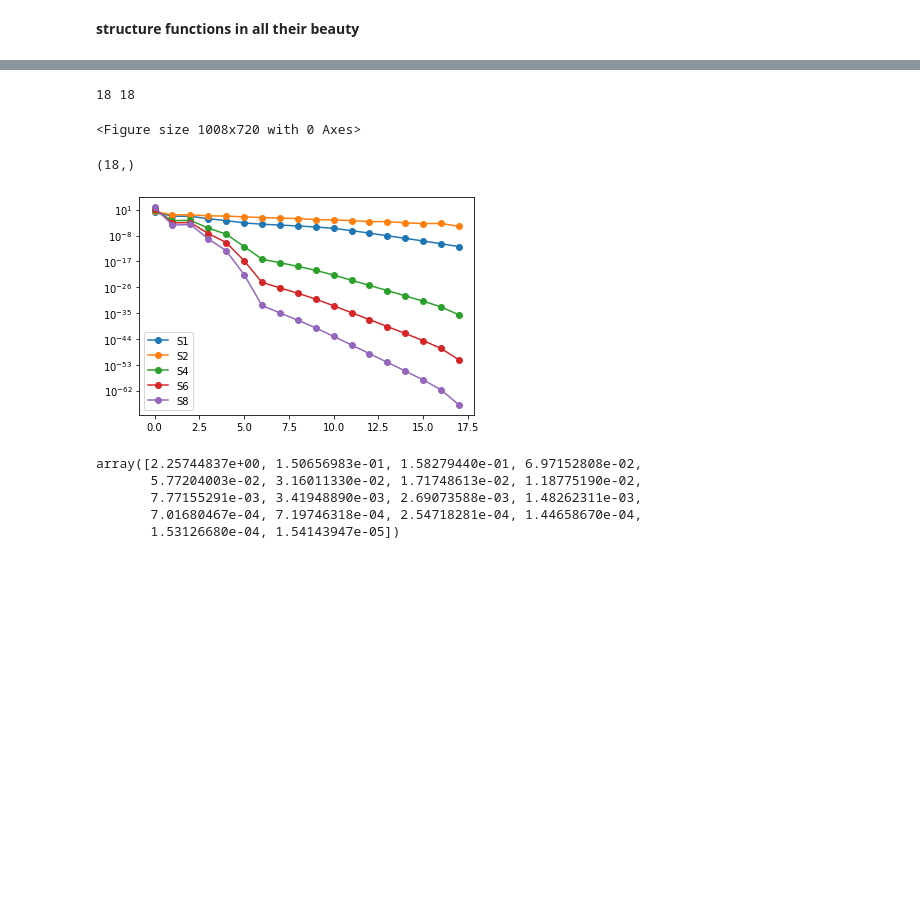
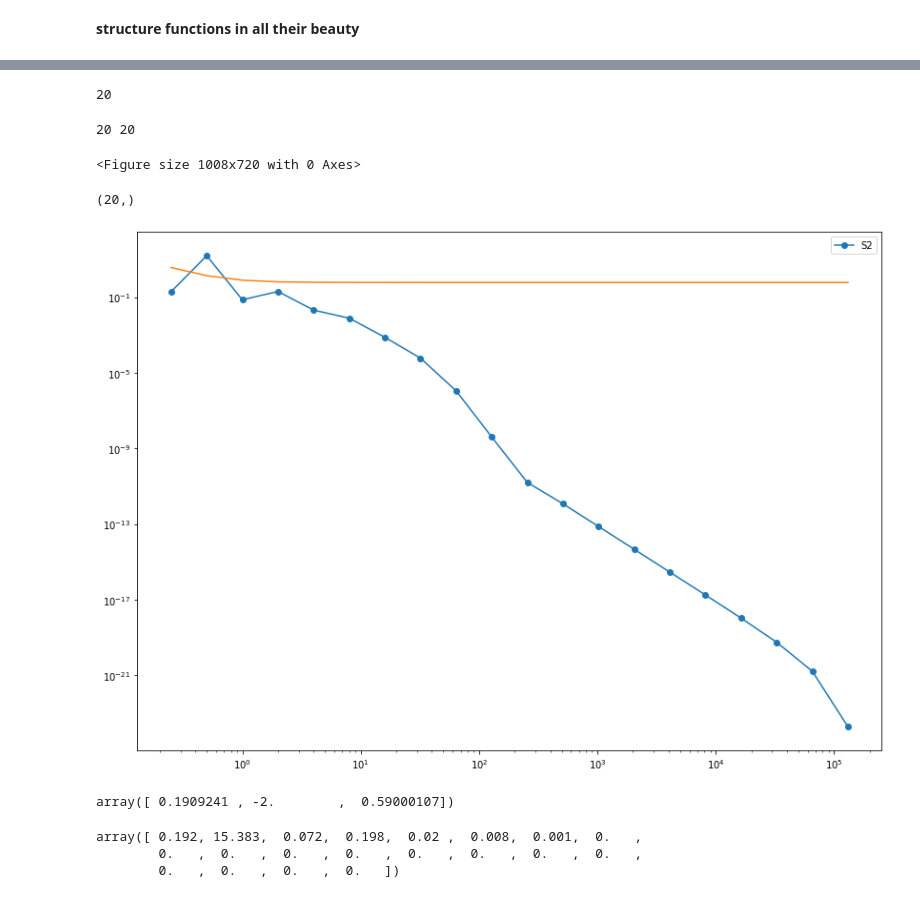
Before and after one commit to raudh1/ShellModels_old, a Jupyter notebook: shell_model_prove.ipynb, the cells around one changed output, grey strips where cells are left out. Saved outputs shown, nothing was run; the diff lists cells and outputs as text; code cells hidden in the pictures; blank space fills up the shorter version.

```diff
--- a/shell_model_prove.ipynb
+++ b/shell_model_prove.ipynb
@@ -141,46 +169,65 @@ print(scale)
+# %%
+print(len(np.mean(np.abs(Uf[2:-2].T),axis=0)))
+# %% [output]
+20
 # %%
 plt.figure(figsize=(14,10))
-Uf=np.abs(Uf)
-S1=np.mean(((Uf)[2:-2]),1)
-S3=np.mean((Uf)[2:-2]**2,1)
-S3=np.mean((Uf)[2:-2]**3,1)
-S4=np.mean((Uf)[2:-2]**4,1)
-S5=np.mean((Uf)[2:-2]**5,1)
-S6=np.mean((Uf)[2:-2]**6,1)
-S7=np.mean((Uf)[2:-2]**7,1)
-S8=np.mean((Uf)[2:-2]**8,1)
-S9=np.mean((Uf)[2:-2]**9,1)
+Uf3=np.abs(Uf[2:-2].T)
+S1=np.mean(((Uf3)),0)
+S2=np.mean((Uf3)**2,0)
+S3=np.mean((Uf3)**3,0)
+S4=np.mean((Uf3)**4,0)
+S5=np.mean((Uf3)**5,0)
+S6=np.mean((Uf3)**6,0)
+S7=np.mean((Uf3)**7,0)
+S8=np.mean((Uf3)**8,0)
+S9=np.mean((Uf3)**9,0)
 print(len(S2),len(S4))
 # %% [output]
-18 18
+20 20
 <Figure size 1008x720 with 0 Axes>
 # %%
-print((S2.shape[:]))
+print((S1.shape[:]))
 # %% [output]
-(18,)
+(20,)
+# %%
+def func(x, a, b, c):
+    return a * np.power(x,b) +c
 # %%
-plt.plot(S1,'o-',label='S1')
-plt.plot(S2,'o-',label='S2')
+plt.figure(figsize=(14,10))
+
+#plt.plot(kn[2:-2],S1,'o-',label='S1')
+plt.plot(kn[2:-2],S2,'o-',label='S2')
+#plt.plot(kn[2:-2],S4,'o-',label='S4')
+#plt.plot(kn[2:-2],kn[2:-2]**0.00003242,'o-',label='k**-2')
+plt.plot(kn[2:-2],func(kn[2:-2], *popt))
 #plt.plot(S3,'o-',label='S3')
-plt.plot(S4,'o-',label='S4')
+#plt.plot(kn[2:-2],S4,'o-',label='S4')
 #plt.plot(S5,'o-',label='S5')
-plt.plot(S6,'o-',label='S6')
+#plt.plot(kn[2:-2],S6,'o-',label='S6')
 #plt.plot(S7,'o-',label='S7')
-plt.plot(S8,'o-',label='S8')
+#plt.plot(kn[2:-2],S8,'o-',label='S8')
 #plt.plot(S9,'o-',label='S9')
-plt.yscale("log")
-#plt.loglog()
+#plt.xlim([1e-1,1])
+#plt.yscale("log")
+plt.loglog()#basex=2, basey=2)
 plt.legend()
 plt.show()
 # %% [output]
-[figure, old version]
+[figure, new version]
-# %%
-(S2)
-# %% [output]
-array([2.25744837e+00, 1.50656983e-01, 1.58279440e-01, 6.97152808e-02,
-       5.77204003e-02, 3.16011330e-02, 1.71748613e-02, 1.18775190e-02,
-       7.77155291e-03, 3.41948890e-03, 2.69073588e-03, 1.48262311e-03,
-       7.01680467e-04, 7.19746318e-04, 2.54718281e-04, 1.44658670e-04,
-       1.53126680e-04, 1.54143947e-05])
+# %%
+from scipy.optimize import curve_fit
+popt, pcov = curve_fit(func, kn[2:-2],S2,bounds=(-5,[1,-2,1]))
+popt
+# %% [output]
+array([ 0.1909241 , -2.        ,  0.59000107])
+# %%
+np.set_printoptions(suppress=True)
+
+np.round((S2), decimals=3, out=None)
+# %% [output]
+array([ 0.192, 15.383,  0.072,  0.198,  0.02 ,  0.008,  0.001,  0.   ,
+        0.   ,  0.   ,  0.   ,  0.   ,  0.   ,  0.   ,  0.   ,  0.   ,
+        0.   ,  0.   ,  0.   ,  0.   ])
 # %%
 --- prove ---
```
Also changed, not shown: parts of 5 cells of this notebook.
